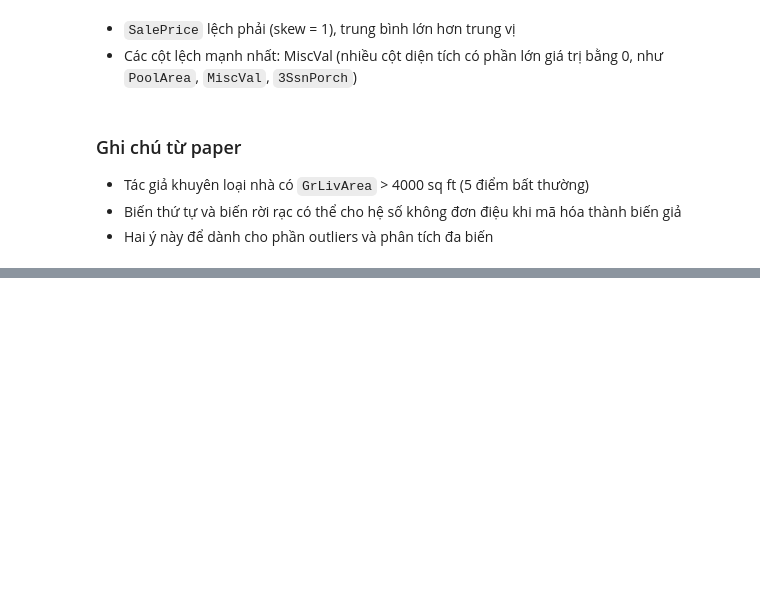
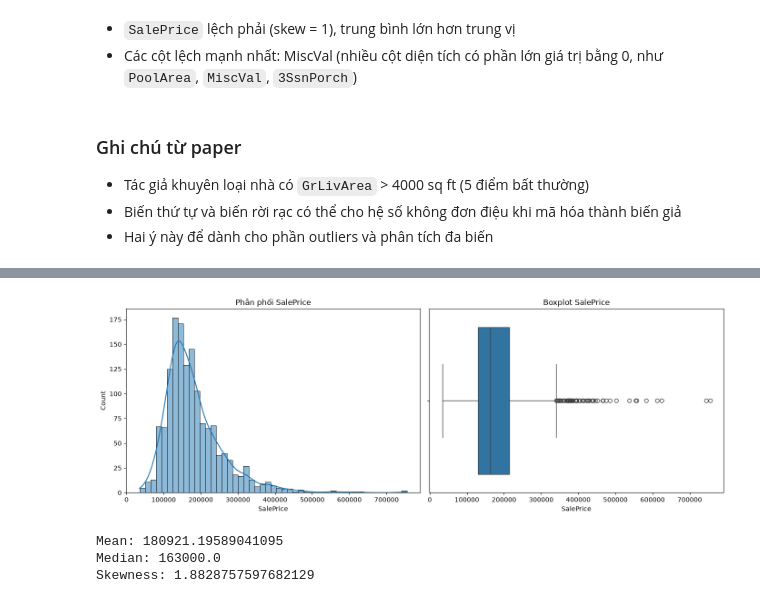
Before and after one commit to qannee/machine_learning, a Jupyter notebook: eda.ipynb, the cells around one changed output, grey strips where cells are left out. Drawn from its saved outputs; the diff is of its cells as text; code cells hidden in the pictures; blank space fills up the shorter version.

```diff
--- a/eda.ipynb
+++ b/eda.ipynb
@@ -13,7 +33,7 @@ import numpy as np
 import matplotlib.pyplot as plt
 import seaborn as sns
 # %%
-df = pd.read_csv(r'data\train.csv')
+df = pd.read_csv(r'data/train.csv')
 # %% [markdown]
 
 Dữ liệu là giao dịch bán nhà ở Ames, Iowa (2006-2010), theo paper của De Cock (2011) có 2930 giao dịch và 80 biến. File đang dùng là `train.csv` (bản Kaggle House Prices, chia từ cùng bộ dữ liệu này), nên chỉ có:
@@ -124,0 +214,22 @@ dtype: float64
+# %%
+fig, axes = plt.subplots(1, 2, figsize=(14, 5))
+
+sns.histplot(df['SalePrice'], kde=True, ax=axes[0])
+axes[0].set_title('Phân phối SalePrice')
+axes[0].set_xlabel('SalePrice')
+
+sns.boxplot(x=df['SalePrice'], ax=axes[1])
+axes[1].set_title('Boxplot SalePrice')
+axes[1].set_xlabel('SalePrice')
+
+plt.tight_layout()
+plt.show()
+
+print("Mean:", df['SalePrice'].mean())
+print("Median:", df['SalePrice'].median())
+print("Skewness:", df['SalePrice'].skew())
+# %% [output]
+[figure, added]
+Mean: 180921.19589041095
+Median: 163000.0
+Skewness: 1.8828757597682129
```
Also changed, not shown: parts of 15 cells of this notebook.
